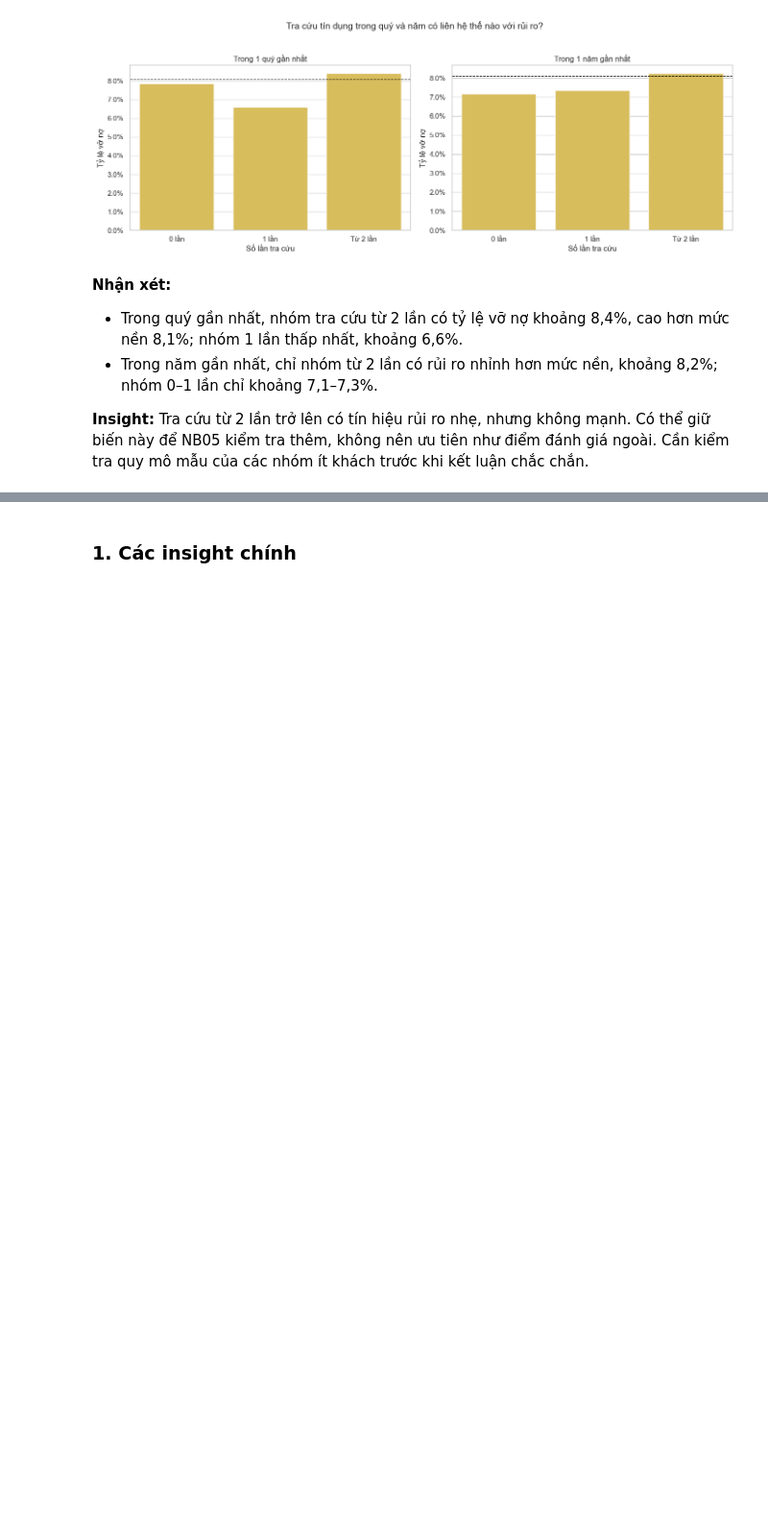
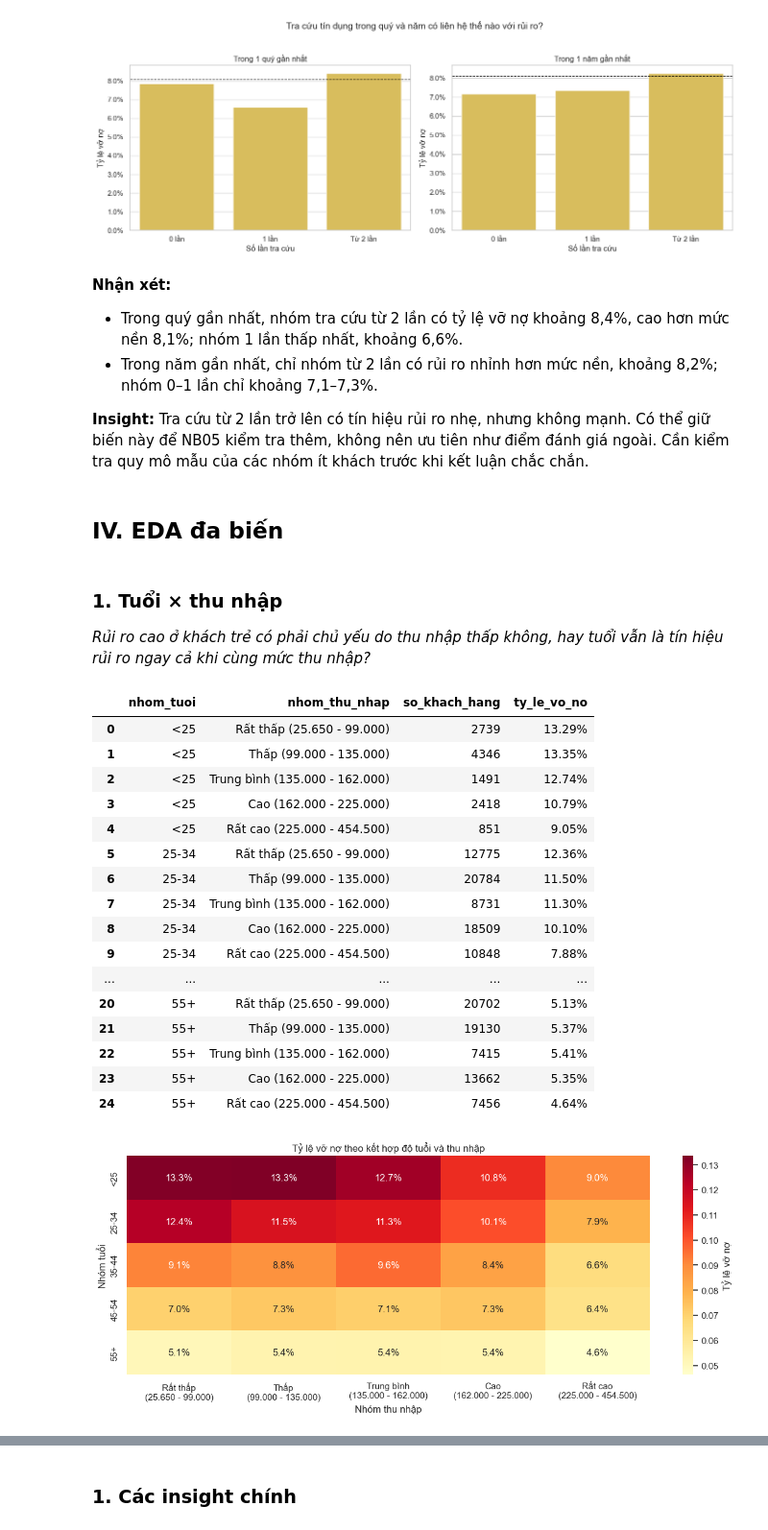
Before and after one commit to thanhhung9720001-collab/credit-risk-classifier, a Jupyter notebook: notebooks/04_eda_visualization.ipynb, the cells around one changed output, grey strips where cells are left out. Shown at 96% size. Cells and saved outputs as stored; diff of their text form; code cells hidden in the pictures; blank space fills up the shorter version.

```diff
--- a/notebooks/04_eda_visualization.ipynb
+++ b/notebooks/04_eda_visualization.ipynb
@@ -2864,3 +2864,57 @@ plt.show()
 
 
 **Insight:** Tra cứu từ 2 lần trở lên có tín hiệu rủi ro nhẹ, nhưng không mạnh. Có thể giữ biến này để NB05 kiểm tra thêm, không nên ưu tiên như điểm đánh giá ngoài. Cần kiểm tra quy mô mẫu của các nhóm ít khách trước khi kết luận chắc chắn.
+# %% [markdown]
+## IV. EDA đa biến
+# %% [markdown]
+### 1. Tuổi × thu nhập
+
+*Rủi ro cao ở khách trẻ có phải chủ yếu do thu nhập thấp không, hay tuổi vẫn là tín hiệu rủi ro ngay cả khi cùng mức thu nhập?*
+# %%
+# Kết hợp hai nhóm đã tạo ở Nhóm 1 và Nhóm 2 để so sánh rủi ro trong từng tổ hợp.
+tom_tat_tuoi_thu_nhap = (
+    df.groupby(['nhom_tuoi', 'nhom_thu_nhap'], observed=False)['target']
+    .agg(so_khach_hang='size', ty_le_vo_no='mean')
+    .reset_index()
+)
+
+# Hiển thị quy mô mẫu và tỷ lệ vỡ nợ để tránh kết luận từ nhóm quá ít khách hàng.
+display(tom_tat_tuoi_thu_nhap.style.format({'ty_le_vo_no': '{:.2%}'}))
+
+# Chuyển tỷ lệ vỡ nợ thành ma trận để biểu đồ nhiệt dễ so sánh theo từng nhóm thu nhập.
+ma_tran_tuoi_thu_nhap = tom_tat_tuoi_thu_nhap.pivot(
+    index='nhom_tuoi', columns='nhom_thu_nhap', values='ty_le_vo_no'
+)
+
+plt.figure(figsize=(12, 5))
+sns.heatmap(
+    ma_tran_tuoi_thu_nhap,
+    annot=True,
+    fmt='.1%',
+    cmap='YlOrRd',
+    cbar_kws={'label': 'Tỷ lệ vỡ nợ'}
+)
+plt.title('Tỷ lệ vỡ nợ theo kết hợp độ tuổi và thu nhập')
+plt.xlabel('Nhóm thu nhập')
+plt.ylabel('Nhóm tuổi')
+plt.tight_layout()
+plt.show()
+# %% [output]
+|  | nhom_tuoi | nhom_thu_nhap | so_khach_hang | ty_le_vo_no |
+| 0 | <25 | Rất thấp (25.650 - 99.000) | 2739 | 13.29% |
+| 1 | <25 | Thấp (99.000 - 135.000) | 4346 | 13.35% |
+| 2 | <25 | Trung bình (135.000 - 162.000) | 1491 | 12.74% |
+| 3 | <25 | Cao (162.000 - 225.000) | 2418 | 10.79% |
+| 4 | <25 | Rất cao (225.000 - 454.500) | 851 | 9.05% |
+| 5 | 25-34 | Rất thấp (25.650 - 99.000) | 12775 | 12.36% |
+| 6 | 25-34 | Thấp (99.000 - 135.000) | 20784 | 11.50% |
+| 7 | 25-34 | Trung bình (135.000 - 162.000) | 8731 | 11.30% |
+| 8 | 25-34 | Cao (162.000 - 225.000) | 18509 | 10.10% |
+| 9 | 25-34 | Rất cao (225.000 - 454.500) | 10848 | 7.88% |
+| ... | ... | ... | ... | ... |
+| 20 | 55+ | Rất thấp (25.650 - 99.000) | 20702 | 5.13% |
+| 21 | 55+ | Thấp (99.000 - 135.000) | 19130 | 5.37% |
+| 22 | 55+ | Trung bình (135.000 - 162.000) | 7415 | 5.41% |
+| 23 | 55+ | Cao (162.000 - 225.000) | 13662 | 5.35% |
+| 24 | 55+ | Rất cao (225.000 - 454.500) | 7456 | 4.64% |
+[figure, added]
```
Also changed, not shown: parts of 10 cells of this notebook, 2 other files.
